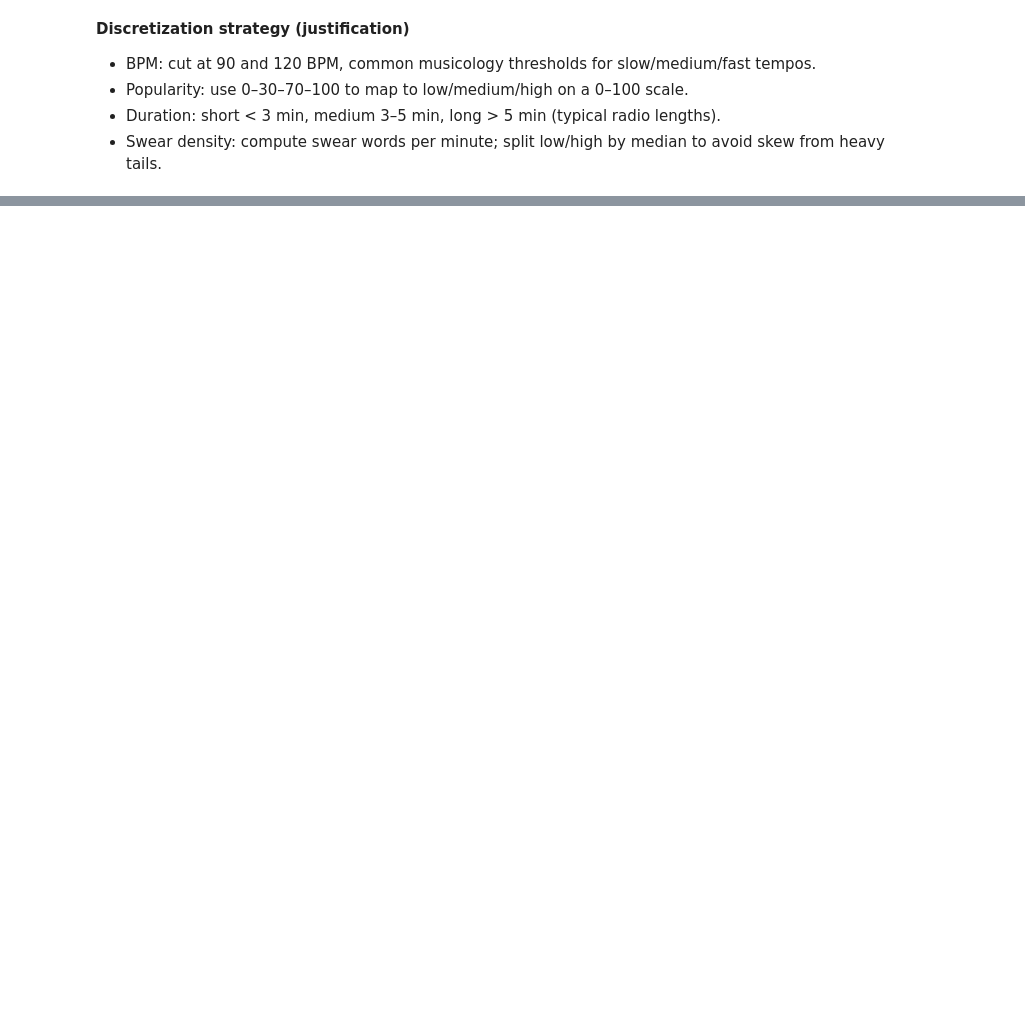
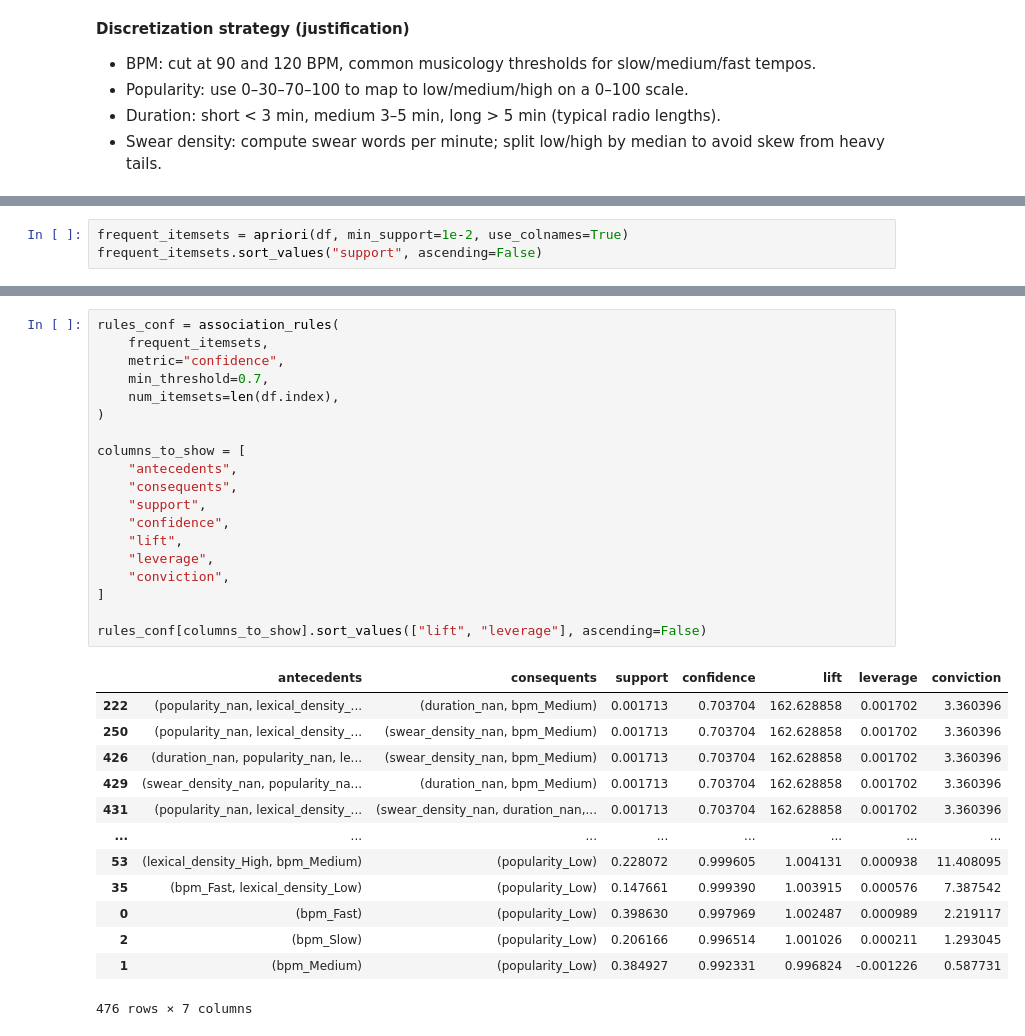
Before and after one commit to Ludovico1104/Progetto-I2ML, a Jupyter notebook: prova.ipynb, the cells around one changed output, grey strips where cells are left out. Cells and saved outputs as stored; diff of their text form; blank space fills up the shorter version.

Commit message:
assosiasion rules

```diff
--- a/prova.ipynb
+++ b/prova.ipynb
@@ -434,0 +435,3 @@ tra swear words IT ed ENG teniamo IT
+# %%
+frequent_itemsets = apriori(df, min_support=1e-2, use_colnames=True)
+frequent_itemsets.sort_values("support", ascending=False)
@@ -434,0 +452,33 @@ tra swear words IT ed ENG teniamo IT
+# %%
+rules_conf = association_rules(
+    frequent_itemsets,
+    metric="confidence",
+    min_threshold=0.7,
+    num_itemsets=len(df.index),
+)
+
+columns_to_show = [
+    "antecedents",
+    "consequents",
+    "support",
+    "confidence",
+    "lift",
+    "leverage",
+    "conviction",
+]
+
+rules_conf[columns_to_show].sort_values(["lift", "leverage"], ascending=False)
+# %% [output]
+|  | antecedents | consequents | support | confidence | lift | leverage | conviction |
+| 222 | (popularity_nan, lexical_density_... | (duration_nan, bpm_Medium) | 0.001713 | 0.703704 | 162.628858 | 0.001702 | 3.360396 |
+| 250 | (popularity_nan, lexical_density_... | (swear_density_nan, bpm_Medium) | 0.001713 | 0.703704 | 162.628858 | 0.001702 | 3.360396 |
+| 426 | (duration_nan, popularity_nan, le... | (swear_density_nan, bpm_Medium) | 0.001713 | 0.703704 | 162.628858 | 0.001702 | 3.360396 |
+| 429 | (swear_density_nan, popularity_na... | (duration_nan, bpm_Medium) | 0.001713 | 0.703704 | 162.628858 | 0.001702 | 3.360396 |
+| 431 | (popularity_nan, lexical_density_... | (swear_density_nan, duration_nan,... | 0.001713 | 0.703704 | 162.628858 | 0.001702 | 3.360396 |
+| ... | ... | ... | ... | ... | ... | ... | ... |
+| 53 | (lexical_density_High, bpm_Medium) | (popularity_Low) | 0.228072 | 0.999605 | 1.004131 | 0.000938 | 11.408095 |
+| 35 | (bpm_Fast, lexical_density_Low) | (popularity_Low) | 0.147661 | 0.999390 | 1.003915 | 0.000576 | 7.387542 |
+| 0 | (bpm_Fast) | (popularity_Low) | 0.398630 | 0.997969 | 1.002487 | 0.000989 | 2.219117 |
+| 2 | (bpm_Slow) | (popularity_Low) | 0.206166 | 0.996514 | 1.001026 | 0.000211 | 1.293045 |
+| 1 | (bpm_Medium) | (popularity_Low) | 0.384927 | 0.992331 | 0.996824 | -0.001226 | 0.587731 |
+476 rows × 7 columns
```
Also changed, not shown: parts of 6 cells of this notebook.
